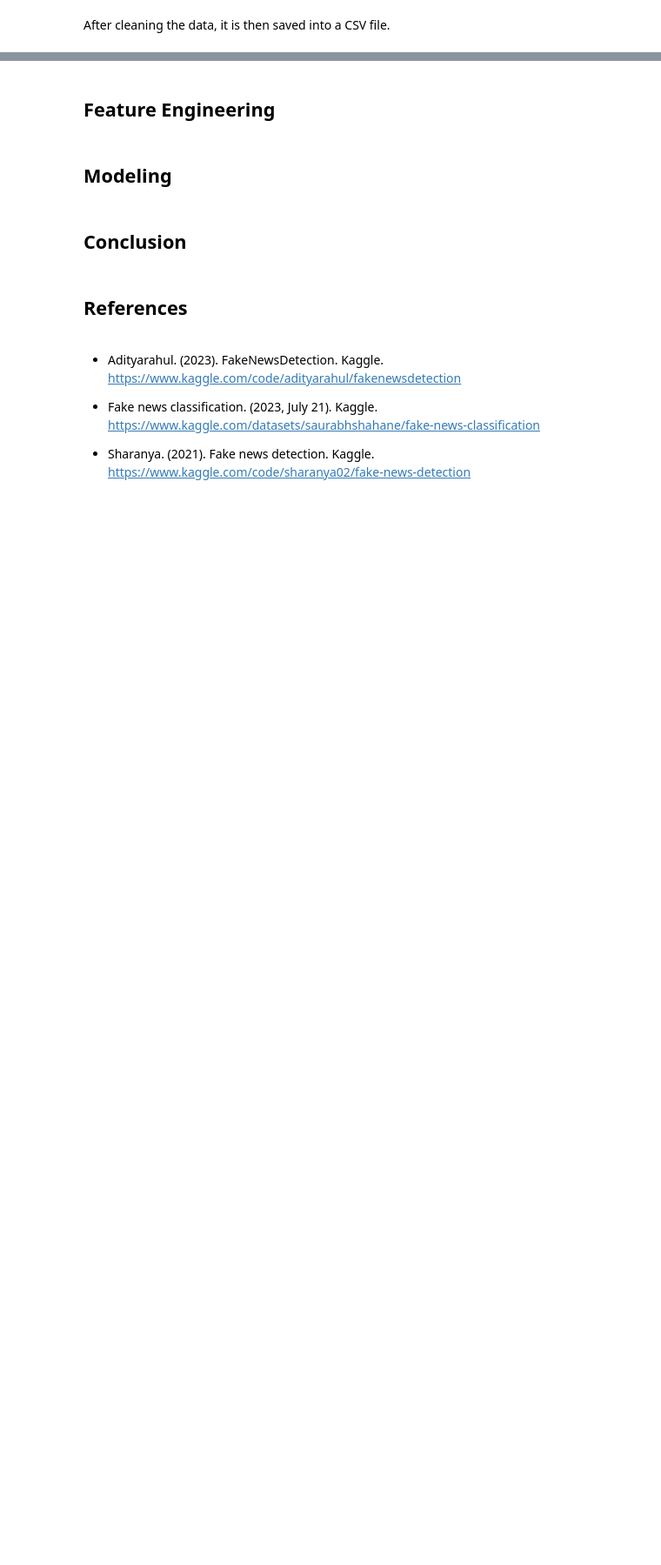
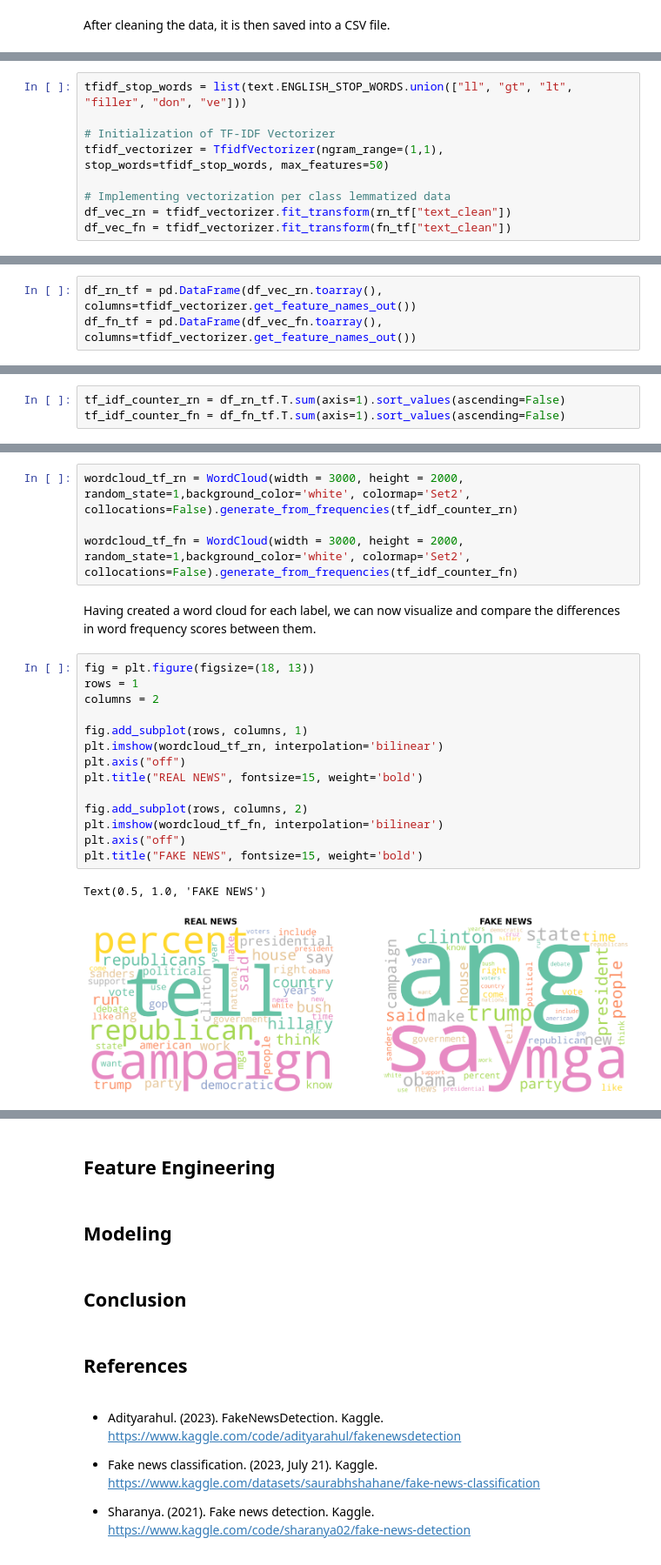
Before and after one commit to francheska-vicente/data102-fake-news, a Jupyter notebook: main.ipynb, the cells around one changed output, grey strips where cells are left out. Shown at 87% size. Saved outputs shown, nothing was run; the diff lists cells and outputs as text; blank space fills up the shorter version.

```diff
--- a/main.ipynb
+++ b/main.ipynb
@@ -314,0 +867,9 @@ plt.show()
+# %%
+tfidf_stop_words = list(text.ENGLISH_STOP_WORDS.union(["ll", "gt", "lt", "filler", "don", "ve"]))
+
+# Initialization of TF-IDF Vectorizer
+tfidf_vectorizer = TfidfVectorizer(ngram_range=(1,1), stop_words=tfidf_stop_words, max_features=50)
+
+# Implementing vectorization per class lemmatized data
+df_vec_rn = tfidf_vectorizer.fit_transform(rn_tf["text_clean"])
+df_vec_fn = tfidf_vectorizer.fit_transform(fn_tf["text_clean"])
@@ -314,0 +878,3 @@ plt.show()
+# %%
+df_rn_tf = pd.DataFrame(df_vec_rn.toarray(), columns=tfidf_vectorizer.get_feature_names_out())
+df_fn_tf = pd.DataFrame(df_vec_fn.toarray(), columns=tfidf_vectorizer.get_feature_names_out())
@@ -314,0 +923,3 @@ plt.show()
+# %%
+tf_idf_counter_rn = df_rn_tf.T.sum(axis=1).sort_values(ascending=False)
+tf_idf_counter_fn = df_fn_tf.T.sum(axis=1).sort_values(ascending=False)
@@ -314,0 +988,23 @@ plt.show()
+# %%
+wordcloud_tf_rn = WordCloud(width = 3000, height = 2000, random_state=1,background_color='white', colormap='Set2', collocations=False).generate_from_frequencies(tf_idf_counter_rn)
+
+wordcloud_tf_fn = WordCloud(width = 3000, height = 2000, random_state=1,background_color='white', colormap='Set2', collocations=False).generate_from_frequencies(tf_idf_counter_fn)
+# %% [markdown]
+Having created a word cloud for each label, we can now visualize and compare the differences in word frequency scores between them.
+# %%
+fig = plt.figure(figsize=(18, 13))
+rows = 1
+columns = 2
+
+fig.add_subplot(rows, columns, 1)
+plt.imshow(wordcloud_tf_rn, interpolation='bilinear')
+plt.axis("off")
+plt.title("REAL NEWS", fontsize=15, weight='bold')
+
+fig.add_subplot(rows, columns, 2)
+plt.imshow(wordcloud_tf_fn, interpolation='bilinear')
+plt.axis("off")
+plt.title("FAKE NEWS", fontsize=15, weight='bold')
+# %% [output]
+Text(0.5, 1.0, 'FAKE NEWS')
+[figure, added]
```
Also changed, not shown: parts of 202 cells of this notebook.
